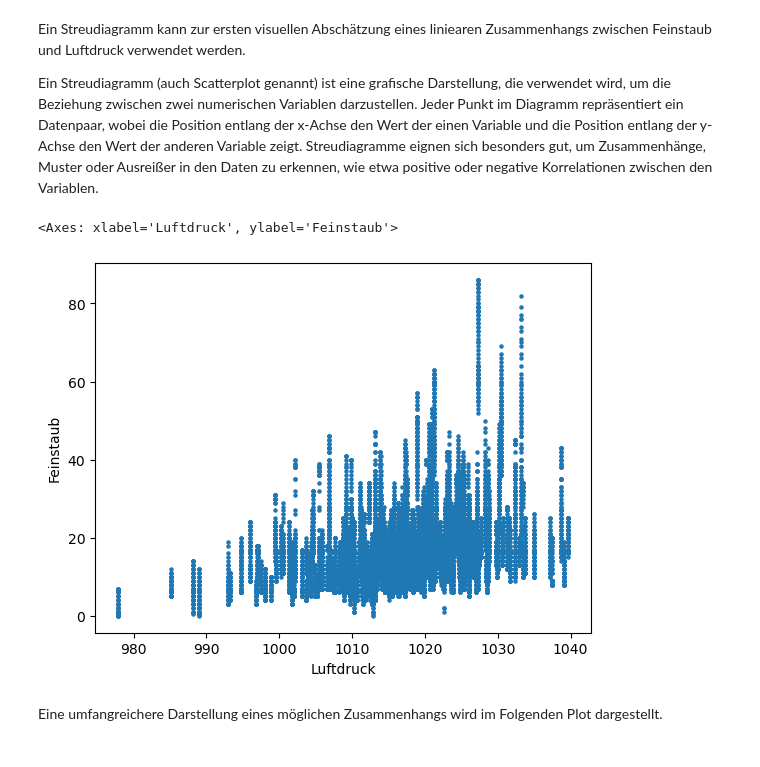
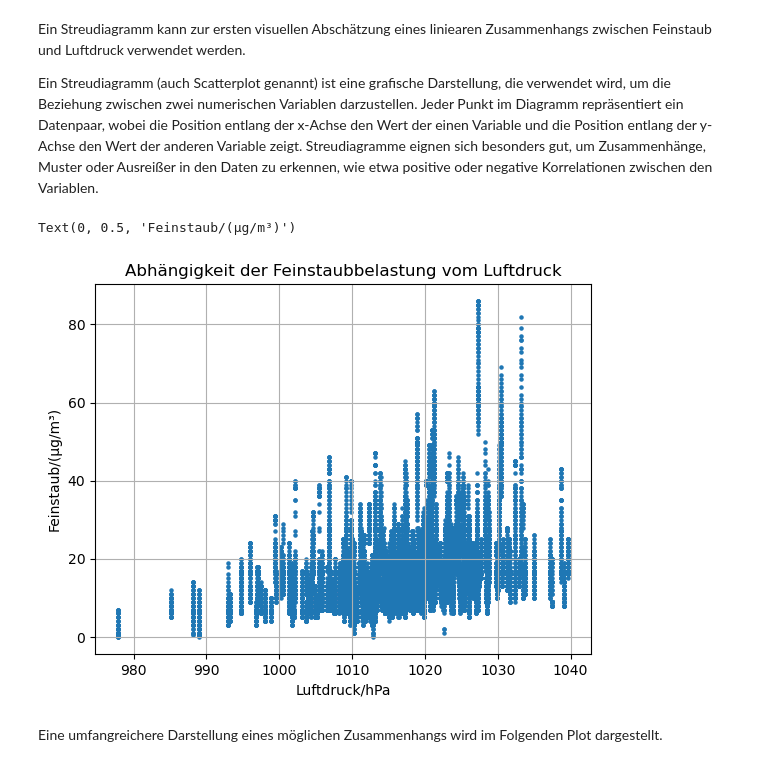
Before and after one commit to MartinaEchtenbruck/DaLI-Basiskurs, a Jupyter notebook: KI-Campus/Modul_4-2/HT_Korrelationsanalyse_neu.ipynb, the cells around one changed output. Cells and saved outputs as stored; diff of their text form; code cells hidden in the pictures.

```diff
--- a/KI-Campus/Modul_4-2/HT_Korrelationsanalyse_neu.ipynb
+++ b/KI-Campus/Modul_4-2/HT_Korrelationsanalyse_neu.ipynb
@@ -150,10 +150,19 @@ Ein Streudiagramm kann zur ersten visuellen Abschätzung eines liniearen Zusamme
 Ein Streudiagramm (auch Scatterplot genannt) ist eine grafische Darstellung, die verwendet wird, um die Beziehung zwischen zwei numerischen Variablen darzustellen. Jeder Punkt im Diagramm repräsentiert ein Datenpaar, wobei die Position entlang der x-Achse den Wert der einen Variable und die Position entlang der y-Achse den Wert der anderen Variable zeigt. Streudiagramme eignen sich besonders gut, um Zusammenhänge, Muster oder Ausreißer in den Daten zu erkennen, wie etwa positive oder negative Korrelationen zwischen den Variablen.
 # %%
 #Ausgabe des Scatterplots mit den Werten Luftdruck und Feinstaub
-daten.plot(kind='scatter', x='Luftdruck', y='Feinstaub', marker='.')
+plt = daten.plot.scatter('Luftdruck', # x-Achse
+                     'Feinstaub', # y-Achse
+                     marker='.',
+                     grid=True
+                    )
+
+# Title und Achsenbeschriftung einfügen
+plt.set_title('Abhängigkeit der Feinstaubbelastung vom Luftdruck')
+plt.set_xlabel('Luftdruck/hPa')
+plt.set_ylabel('Feinstaub/(μg/m³)')
 # %% [output]
-<Axes: xlabel='Luftdruck', ylabel='Feinstaub'>
+Text(0, 0.5, 'Feinstaub/(μg/m³)')
-[figure, old version]
+[figure, new version]
 # %% [markdown]
 Eine umfangreichere Darstellung eines möglichen Zusammenhangs wird im Folgenden Plot dargestellt.
 # %%
```
Also changed, not shown: parts of 1 cell of this notebook.
